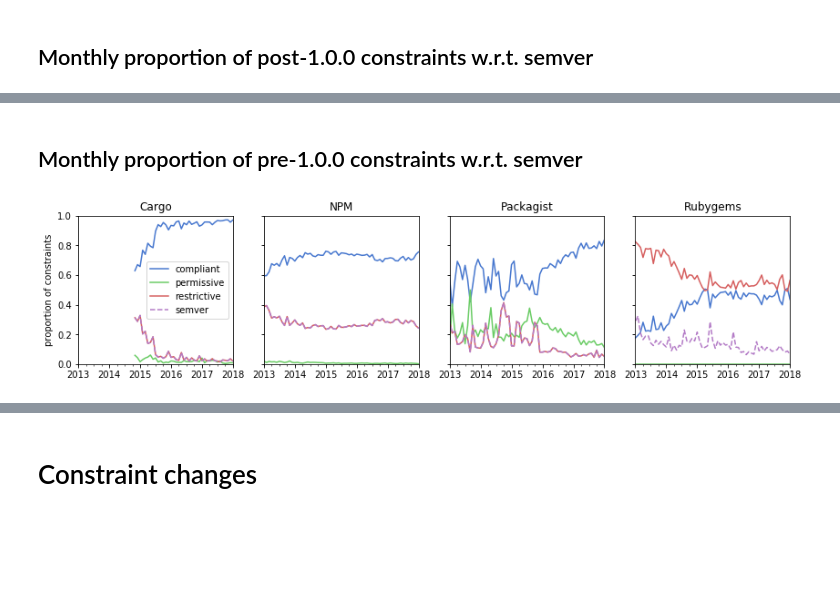
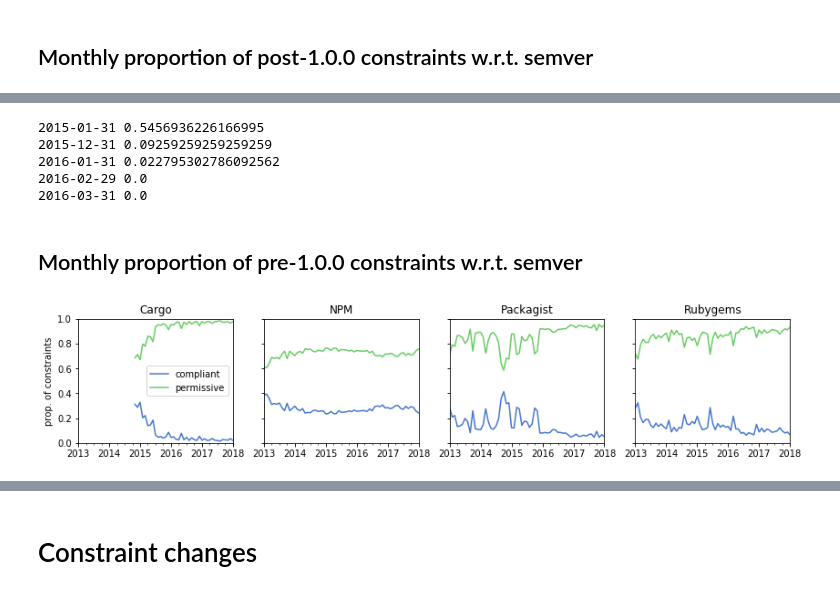
Before and after one commit to AlexandreDecan/secos-constraints, a Jupyter notebook: notebooks/Semver compliance.ipynb, the cells around one changed output, grey strips where cells are left out. Drawn from its saved outputs; the diff is of its cells as text; code cells hidden in the pictures; blank space fills up the shorter version.

```diff
--- a/notebooks/Semver compliance.ipynb
+++ b/notebooks/Semver compliance.ipynb
@@ -363,3 +378,6 @@ for ecosystem in ECOSYSTEMS], axis=1)
 | 50% | 0.776425 | 0.323098 | 0.084806 | 0.159490 |
 | 75% | 0.879634 | 0.463607 | 0.102035 | 0.171580 |
 | max | 0.937238 | 0.502245 | 0.170219 | 0.188563 |
+# %%
+for ecosystem in ECOSYSTEMS:
+    print(ecosystem, data[ecosystem].reset_index()[lambda d: d['date'].between(*DATE_RANGE)].iloc[-1][ecosystem])
@@ -416,0 +439,3 @@ for ecosystem in ECOSYSTEMS], axis=1)
+# %%
+for ecosystem in ECOSYSTEMS:
+    print(ecosystem, data[ecosystem].reset_index()[lambda d: d['date'].between(*DATE_RANGE)].iloc[-1][ecosystem])
@@ -441,7 +471,7 @@ for i, ecosystem in enumerate(ECOSYSTEMS):
         title=ecosystem,
         xlabel='',
         xlim=DATE_RANGE,
-        ylabel='proportion of constraints',
+        ylabel='prop. of constraints',
         ylim=(0, 1),
     )
 
@@ -451,0 +499,18 @@ savefig(fig, 'usage_compliance_post1')
+# %%
+data_temp = (
+    df_dependencies['Cargo']
+    .assign(wildcard=lambda d: d['constraint'] == '*')
+    .groupby(pandas.Grouper(key='date', freq='M'))
+    .agg({'package': 'count', 'wildcard': 'sum'})
+    .assign(proportion=lambda d: d['wildcard'] / d['package'])
+)
+
+ax = data_temp[['proportion']].plot()
+
+ax.vlines(pandas.to_datetime('2016-01-22'), 0, 1, colors='r', alpha=0.5)
+
+ax.set(
+    xlim=DATE_RANGE,
+    ylim=(0, 1),
+    ylabel='prop. of wildcards',
+)
@@ -452,38 +520,45 @@ savefig(fig, 'usage_compliance_post1')
+# %%
+for date in ['2015-01-31', '2015-12-31', '2016-01-31', '2016-02-29', '2016-03-31']:
+    print(date, data_temp.loc[pandas.to_datetime(date)]['proportion'])
+# %% [output]
+2015-01-31 0.5456936226166995
+2015-12-31 0.09259259259259259
+2016-01-31 0.022795302786092562
+2016-02-29 0.0
+2016-03-31 0.0
 # %% [markdown]
 ## Monthly proportion of pre-1.0.0 constraints w.r.t. semver
 # %%
 fig, axes = matplotlib.pyplot.subplots(nrows=1, ncols=len(ECOSYSTEMS), sharex=True, sharey=True)
 fig.set_size_inches(FIG_SIZE_WIDE)
 
 data = dict()
 for i, ecosystem in enumerate(ECOSYSTEMS):
     ax = axes[i]
 
     data[ecosystem] = (
         df_dependencies[ecosystem]
         [lambda d: d['dev']]
         .assign(n=1)
         .groupby(pandas.Grouper(key='date', freq='M'))
-        [['compliant', 'permissive', 'restrictive', 'semver_compliant', 'n']]
+        [['compliant', 'permissive', 'restrictive', 'n',
+         'allows_major', 'allows_minor', 'allows_patch']]
         .sum()
         [lambda d: d['n'] > 0]
         .apply(lambda d: d / d['n'], axis=1)
-        .rename(columns={'semver_compliant': 'semver'})
-        [['compliant', 'permissive', 'restrictive', 'semver']]
     )
 
-    data[ecosystem][['compliant', 'permissive', 'restrictive']].plot(ax=ax, legend=False, color=SEC_PALETTE)
-    data[ecosystem][['semver']].plot(ax=ax, legend=False, color=SEC_PALETTE[3], style='--')
+    data[ecosystem][['compliant', 'permissive']].plot(ax=ax, legend=False, color=SEC_PALETTE)
 
     ax.set(
         title=ecosystem,
         xlabel='',
         xlim=DATE_RANGE,
-        ylabel='proportion of constraints',
+        ylabel='prop. of constraints',
         ylim=(0, 1),
     )
 
 axes[0].legend(title=None, loc='center right')
 savefig(fig, 'usage_compliance_pre1')
 # %% [output]
-[figure, old version]
+[figure, new version]
```
Also changed, not shown: parts of 38 cells of this notebook.
